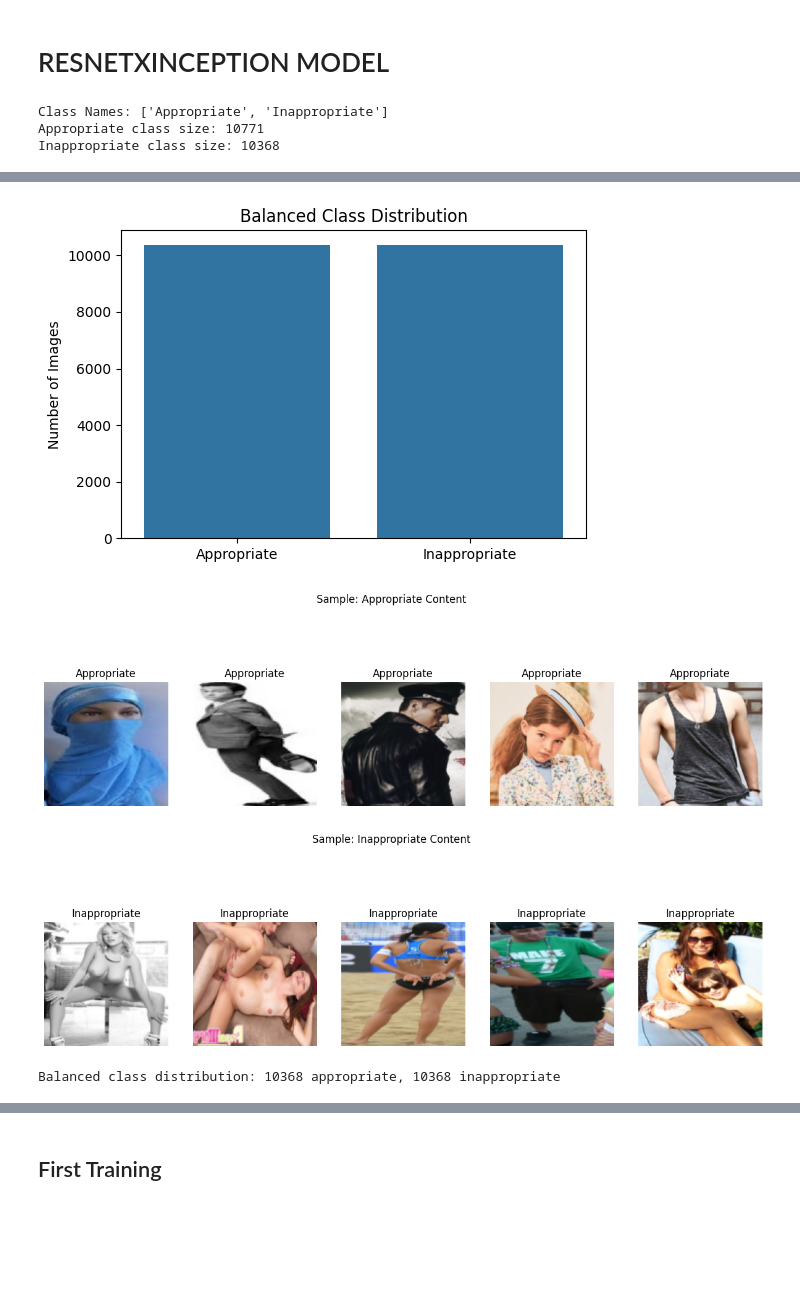
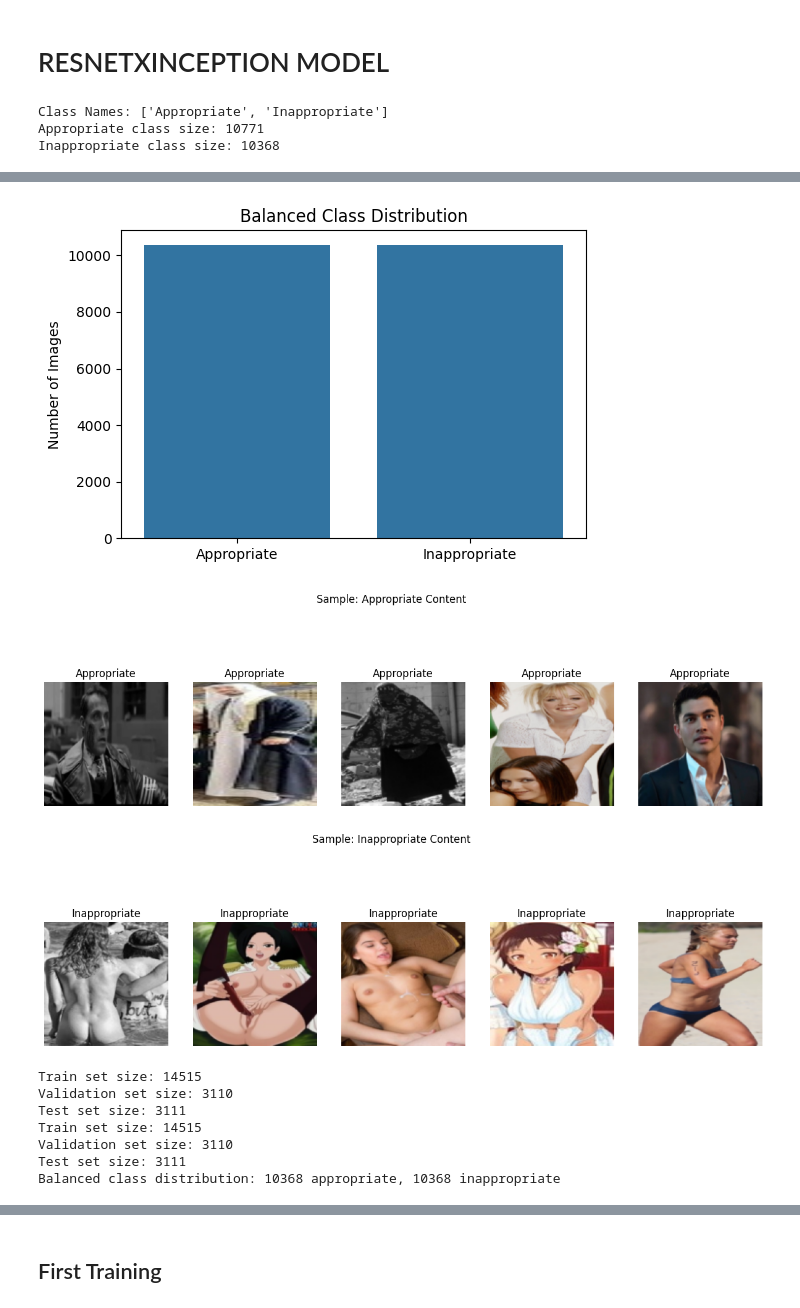
Before and after one commit to AzureSight/thesis_backend, a Jupyter notebook: FinalModels.ipynb, the cells around one changed output, grey strips where cells are left out. Cells and saved outputs as stored; diff of their text form; code cells hidden in the pictures; blank space fills up the shorter version.

```diff
--- a/FinalModels.ipynb
+++ b/FinalModels.ipynb
@@ -10,7 +10,7 @@ import torch.nn as nn
 import torch.optim as optim
 import torchvision.transforms as transforms
 import torchvision.models as models
-from torch.utils.data import DataLoader, Dataset,  Subset
+from torch.utils.data import DataLoader, Dataset,  Subset, random_split
 from torchvision.datasets import ImageFolder
 from sklearn.model_selection import train_test_split
 from torchvision import models
@@ -99,27 +99,66 @@ def show_images(indices, title, num_images=5):
 show_images(appropriate_indices, "Sample: Appropriate Content")
 show_images(inappropriate_indices, "Sample: Inappropriate Content")
 # Create balanced datasets
-balanced_dataset_resnet = Subset(dataset_resnet, balanced_indices)
+### BALANCED DATASET RESNET AND INCEPTION VARIABLES ARE NOT USED SO I COMMENTED THEM OUT
+# balanced_dataset_resnet = Subset(dataset_resnet, balanced_indices)
+dataset_inception = ImageFolder(dataset_path, transform=transform_inception)
+# balanced_dataset_inception = Subset(dataset_inception, balanced_indices)
 
-# Load dataset with Inception transformation (using the same indices)
-dataset_inception = ImageFolder(dataset_path, transform=transform_inception)
-balanced_dataset_inception = Subset(dataset_inception, balanced_indices)
+# # Train-test split
+# train_idx, val_idx = train_test_split(balanced_indices, test_size=0.2, random_state=42)
 
-# Train-test split
-train_idx, val_idx = train_test_split(balanced_indices, test_size=0.2, random_state=42)
+# train_resnet = Subset(dataset_resnet, train_idx)
+# val_resnet = Subset(dataset_resnet, val_idx)
 
+# train_inception = Subset(dataset_inception, train_idx)
+# val_inception = Subset(dataset_inception, val_idx)
+
+# # Data Loaders
+# train_loader_resnet = DataLoader(train_resnet, batch_size=32, shuffle=True)
+# val_loader_resnet = DataLoader(val_resnet, batch_size=32, shuffle=False)
+
+# train_loader_inception = DataLoader(train_inception, batch_size=32, shuffle=True)
+# val_loader_inception = DataLoader(val_inception, batch_size=32, shuffle=False)
+
+
+
+
+# Define split sizes (e.g., 70% train, 15% val, 15% test)
+train_size = int(0.7 * len(balanced_indices))
+val_size = int(0.15 * len(balanced_indices))
+test_size = len(balanced_indices) - train_size - val_size  # Ensure total length matches
+
+train_idx, val_idx, test_idx = random_split(balanced_indices, [train_size, val_size, test_size])
+
+# Create subsets for ResNet
 train_resnet = Subset(dataset_resnet, train_idx)
 val_resnet = Subset(dataset_resnet, val_idx)
+test_resnet = Subset(dataset_resnet, test_idx)
 
+
+# Create subsets for Inception (using the same indices)
 train_inception = Subset(dataset_inception, train_idx)
 val_inception = Subset(dataset_inception, val_idx)
+test_inception = Subset(dataset_inception, test_idx)
 
-# Data Loaders
 train_loader_resnet = DataLoader(train_resnet, batch_size=32, shuffle=True)
 val_loader_resnet = DataLoader(val_resnet, batch_size=32, shuffle=False)
+test_loader_resnet = DataLoader(test_resnet, batch_size=32, shuffle=False)
 
 train_loader_inception = DataLoader(train_inception, batch_size=32, shuffle=True)
 val_loader_inception = DataLoader(val_inception, batch_size=32, shuffle=False)
+test_loader_inception = DataLoader(test_inception, batch_size=32, shuffle=False)
+
+print(f"Train set size: {len(train_resnet)}")
+print(f"Validation set size: {len(val_resnet)}")
+print(f"Test set size: {len(test_resnet)}")
+
+print(f"Train set size: {len(train_inception)}")
+print(f"Validation set size: {len(val_inception)}")
+print(f"Test set size: {len(test_inception)}")
+
+
+
 
 # Check class distribution in the balanced dataset
 print(f"Balanced class distribution: {len(appropriate_indices)} appropriate, {len(inappropriate_indices)} inappropriate")
@@ -156,35 +195,41 @@ class FusionModel(nn.Module):
 
     def forward(self, x_resnet, x_inception):
         resnet_features = self.resnet(x_resnet)
         inception_features = self.inception(x_inception)
         if isinstance(inception_features, tuple):  # InceptionV3 returns a tuple
             inception_features = inception_features[0]  # Take only the main output
         fused_features = torch.cat((resnet_features, inception_features), dim=1)
         fused_features = self.batch_norm(fused_features)
         fused_features = self.relu(fused_features)
         fused_features = self.dropout(fused_features)
         # output = torch.sigmoid(self.fc(fused_features))
         output = self.fc(fused_features)  # No sigmoid here
 
         return output
 
 # Initialize model
 model = FusionModel(num_classes=1)
 device = "cuda" if torch.cuda.is_available() else "cpu"
 model = model.to(device)
 
 # Define loss and optimizer
 # criterion = nn.BCELoss()
 criterion = nn.BCEWithLogitsLoss()  # Use this instead of BCELoss() para may SIGMOID ACTIVATION INSIDE
 optimizer = optim.Adam(model.parameters(), lr=0.001)
 # %% [output]
 Class Names: ['Appropriate', 'Inappropriate']
 Appropriate class size: 10771
 Inappropriate class size: 10368
 [figure]
 [figure]
-[figure, old version]
+[figure, new version]
-[figure, old version]
+[figure, new version]
+Train set size: 14515
+Validation set size: 3110
+Test set size: 3111
+Train set size: 14515
+Validation set size: 3110
+Test set size: 3111
 Balanced class distribution: 10368 appropriate, 10368 inappropriate
 # %%
 from torchinfo import summary
```
Also changed, not shown: parts of 16 cells of this notebook, 8 other files.
